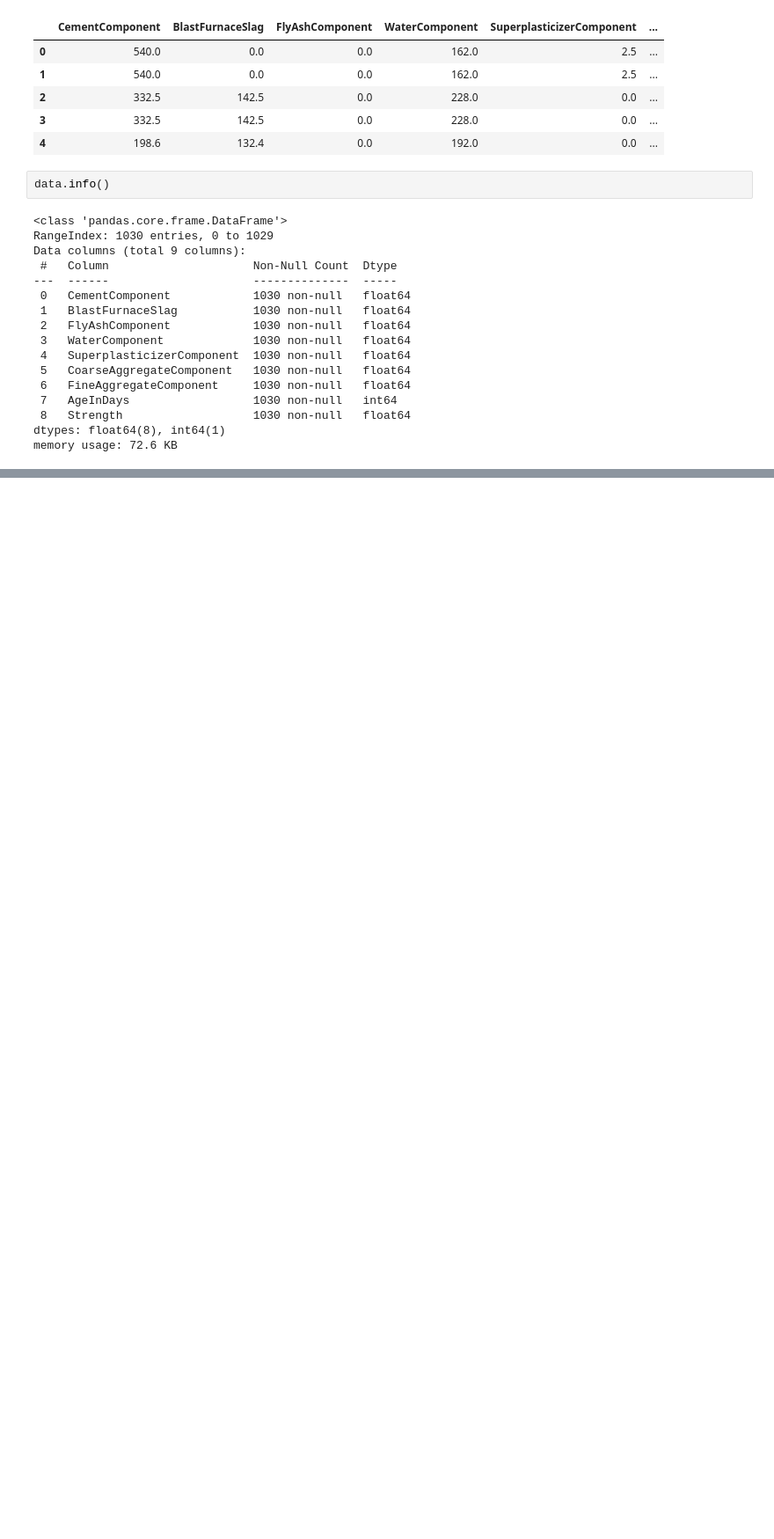
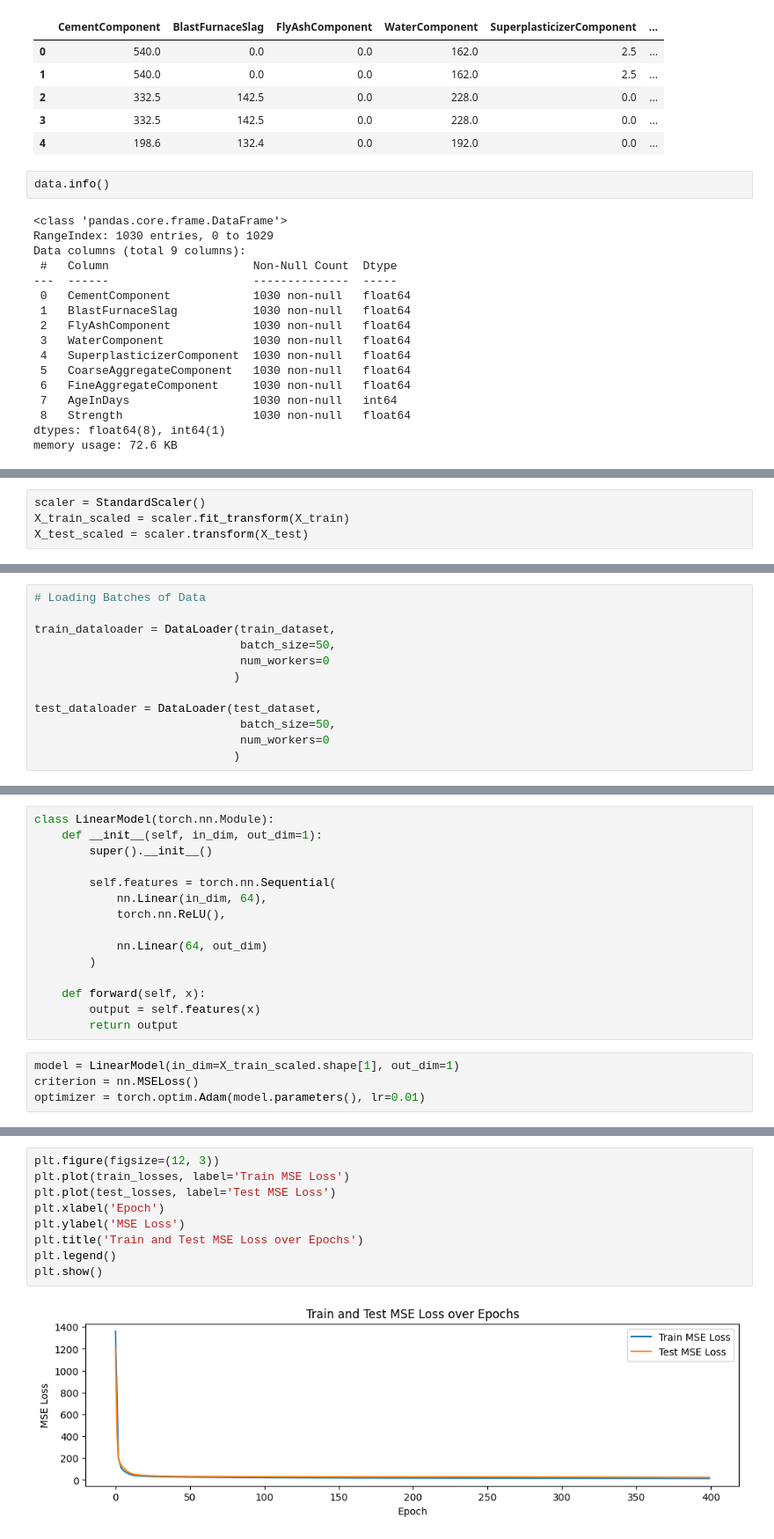
Before and after one commit to novokhatskyi/Deep_learning, a Jupyter notebook: topic_3_4/HW4/dz_topic_4_Oleksandr_N.ipynb, the cells around one changed output, grey strips where cells are left out. Shown at 88% size. Drawn from its saved outputs; the diff is of its cells as text; blank space fills up the shorter version.

```diff
--- a/topic_3_4/HW4/dz_topic_4_Oleksandr_N.ipynb
+++ b/topic_3_4/HW4/dz_topic_4_Oleksandr_N.ipynb
@@ -47,0 +160,4 @@ memory usage: 72.6 KB
+# %%
+scaler = StandardScaler()
+X_train_scaled = scaler.fit_transform(X_train)
+X_test_scaled = scaler.transform(X_test)
@@ -47,0 +192,12 @@ memory usage: 72.6 KB
+# %%
+# Loading Batches of Data
+
+train_dataloader = DataLoader(train_dataset,
+                              batch_size=50,
+                              num_workers=0
+                             )
+
+test_dataloader = DataLoader(test_dataset,
+                              batch_size=50,
+                              num_workers=0
+                             )
@@ -47,0 +226,19 @@ memory usage: 72.6 KB
+# %%
+class LinearModel(torch.nn.Module):
+    def __init__(self, in_dim, out_dim=1):
+        super().__init__()
+
+        self.features = torch.nn.Sequential(
+            nn.Linear(in_dim, 64),
+            torch.nn.ReLU(),
+
+            nn.Linear(64, out_dim)
+        )
+
+    def forward(self, x):
+        output = self.features(x)
+        return output
+# %%
+model = LinearModel(in_dim=X_train_scaled.shape[1], out_dim=1)
+criterion = nn.MSELoss()
+optimizer = torch.optim.Adam(model.parameters(), lr=0.01)
@@ -47,0 +341,11 @@ memory usage: 72.6 KB
+# %%
+plt.figure(figsize=(12, 3))
+plt.plot(train_losses, label='Train MSE Loss')
+plt.plot(test_losses, label='Test MSE Loss')
+plt.xlabel('Epoch')
+plt.ylabel('MSE Loss')
+plt.title('Train and Test MSE Loss over Epochs')
+plt.legend()
+plt.show()
+# %% [output]
+[figure, added]
```
Also changed, not shown: parts of 19 cells of this notebook, 3 other files.
